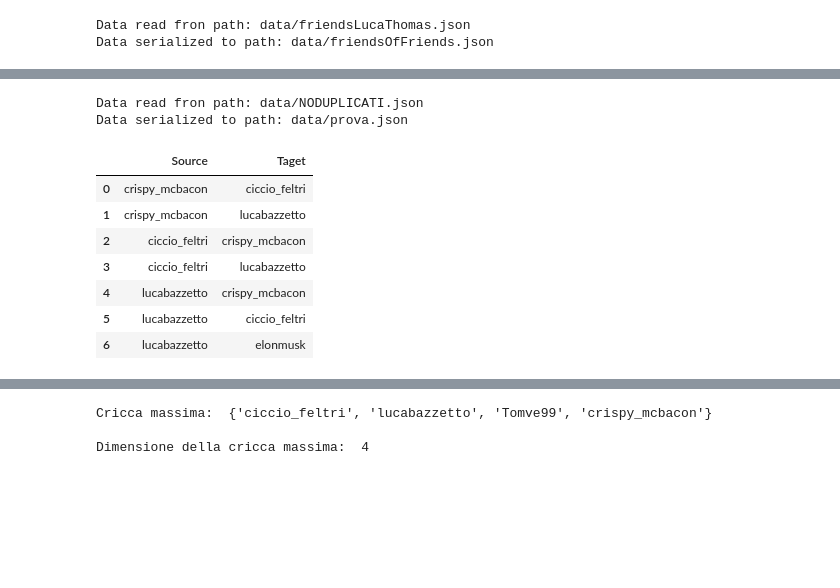
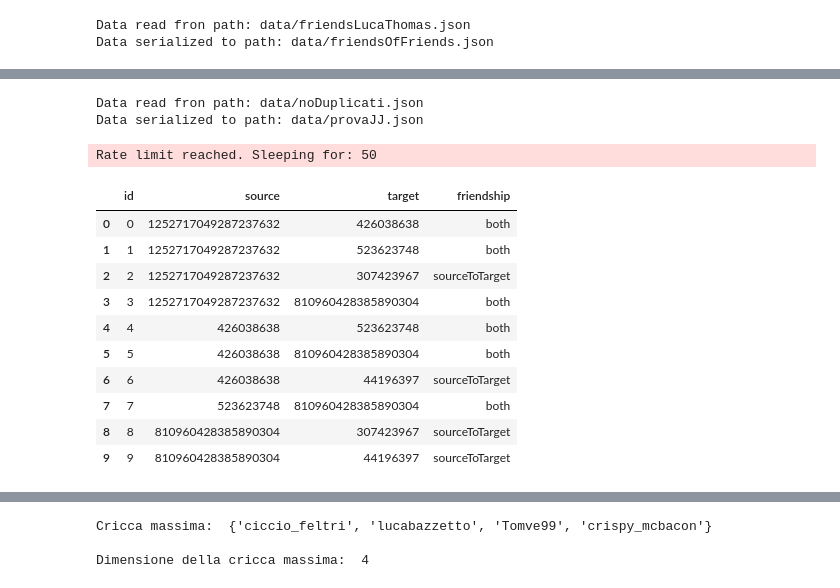
Before and after one commit to Uniud-IoT/ProgettoSC2020, a Jupyter notebook: Progetto.ipynb, the cells around one changed output, grey strips where cells are left out. Cells and saved outputs as stored; diff of their text form; code cells hidden in the pictures; blank space fills up the shorter version.

```diff
--- a/Progetto.ipynb
+++ b/Progetto.ipynb
@@ -172,36 +176,55 @@ Data serialized to path: data/puntoQuattro.json
 # %%
 #salvo in un dataframe le relazioni
-def is_following(sourceid,targetid, api):
-    friendship = api.show_friendship(source_screen_name=sourceid, target_screen_name=targetid)
-    if friendship[0].following:
-        return True
+def friendship(sourceid,targetid, api):
+    friendship = api.show_friendship(source_id=sourceid, target_id=targetid)
+    if friendship[0].following & friendship[0].followed_by:
+        return "both"
+    else:
+        if friendship[0].following:
+            return "sourceToTarget"
+        if friendship[0].following:
+            return "TargetToSource"
+    return None
+
+list = read_json(f"{data_folder}/noDuplicati.json")
+
+index = 0
+sourceTarget ={}
+def searchInDict(source,target,dictionary):
+    for (k,v) in dictionary.items():
+        if(source == v['target'] and target == v['source']):
+            return True
     return False
 
-files = read_json(f"{data_folder}/NODUPLICATI.json")
-sourceTarget = {}
-index = 0
-for source in files:
-    for target in files:
-        isFollowing = is_following(source,target,api)
-        if isFollowing:
-            sourceTargetTemp = {}
-            sourceTargetTemp["Source"] = source
-            sourceTargetTemp["Taget"] = target
-            sourceTarget[index] = sourceTargetTemp
-            index = index + 1
+for source in list:
+    for target in list:
+        if not searchInDict(source,target,sourceTarget):
+            relation = friendship(source,target,api)
+            if relation:
+                foundFriendship = {
+                    "id": index,
+                    "source": source,
+                    "target": target,
+                    "friendship": relation
+                }
+                sourceTarget[index] = foundFriendship
+                index = index + 1
 
-serialize_json(data_folder,"prova.json", sourceTarget)
 df = pd.DataFrame.from_dict(sourceTarget,orient='index')
 display(df)
-df.to_csv("sourceTarget.csv", index=False, encoding='utf-8')
+df.to_csv(data_folder,"sourceTarget.csv", encoding='utf-8')
 # %% [output]
-Data read fron path: data/NODUPLICATI.json
-Data serialized to path: data/prova.json
+Data read fron path: data/noDuplicati.json
+Data serialized to path: data/provaJJ.json
+Rate limit reached. Sleeping for: 50
-|  | Source | Taget |
-| 0 | crispy_mcbacon | ciccio_feltri |
-| 1 | crispy_mcbacon | lucabazzetto |
-| 2 | ciccio_feltri | crispy_mcbacon |
-| 3 | ciccio_feltri | lucabazzetto |
-| 4 | lucabazzetto | crispy_mcbacon |
-| 5 | lucabazzetto | ciccio_feltri |
-| 6 | lucabazzetto | elonmusk |
+|  | id | source | target | friendship |
+| 0 | 0 | 1252717049287237632 | 426038638 | both |
+| 1 | 1 | 1252717049287237632 | 523623748 | both |
+| 2 | 2 | 1252717049287237632 | 307423967 | sourceToTarget |
+| 3 | 3 | 1252717049287237632 | 810960428385890304 | both |
+| 4 | 4 | 426038638 | 523623748 | both |
+| 5 | 5 | 426038638 | 810960428385890304 | both |
+| 6 | 6 | 426038638 | 44196397 | sourceToTarget |
+| 7 | 7 | 523623748 | 810960428385890304 | both |
+| 8 | 8 | 810960428385890304 | 307423967 | sourceToTarget |
+| 9 | 9 | 810960428385890304 | 44196397 | sourceToTarget |
```
Also changed, not shown: parts of 17 cells of this notebook.
